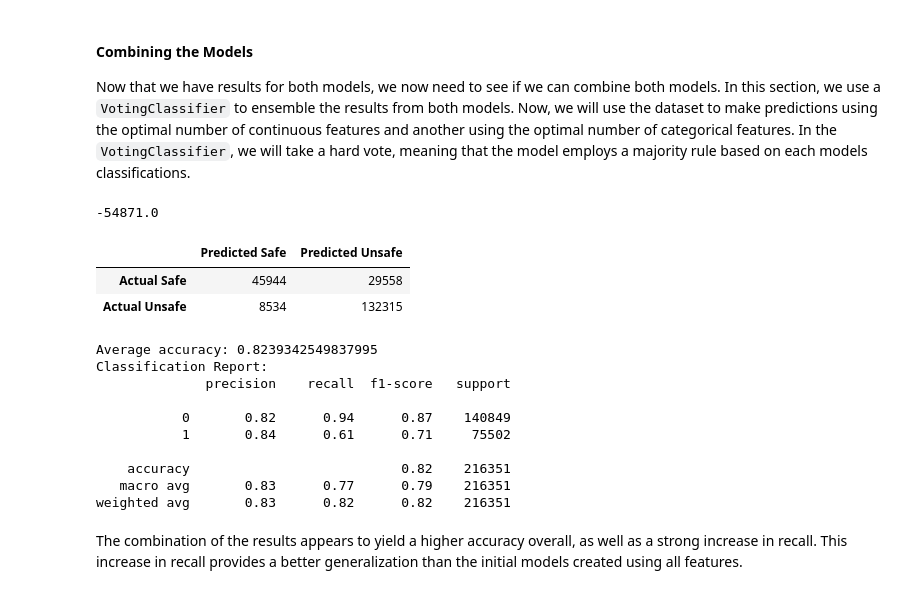
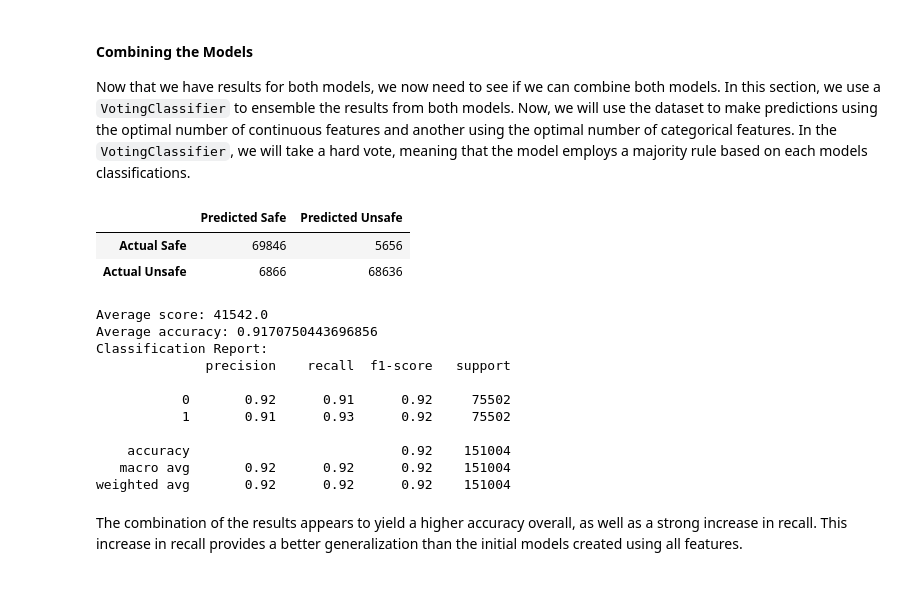
Before and after one commit to ayaabdelgawad/categorize-viruses, a Jupyter notebook: mal-classifier.ipynb, the cells around one changed output. Cells and saved outputs as stored; diff of their text form; code cells hidden in the pictures.

```diff
--- a/mal-classifier.ipynb
+++ b/mal-classifier.ipynb
@@ -500,7 +532,7 @@ from sklearn.pipeline import Pipeline
 from sklearn.model_selection import GridSearchCV
 from sklearn.naive_bayes import GaussianNB, CategoricalNB
 
-features, labels = split_feats_labels (data)
+features, labels = split_feats_labels (random_pruned_data)
 
 ctransformer = ColumnTransformer ([("selector", "passthrough", continuous_features)], remainder="drop")
 
@@ -592,7 +623,7 @@ import warnings
 
 warnings.filterwarnings ('ignore')
 
-features, labels = split_feats_labels (data)
+features, labels = split_feats_labels (random_pruned_data)
 
 dtransformer = ColumnTransformer ([("selector", "passthrough", discrete_features)], remainder="drop")
 dmodel = CategoricalNB ()
@@ -680,50 +715,50 @@ from sklearn.preprocessing import OrdinalEncoder
 from sklearn.ensemble import VotingClassifier
 from sklearn.metrics import accuracy_score, classification_report
 
-features, labels = split_feats_labels (data)
+features, labels = split_feats_labels (random_pruned_data)
 
 ctransformer = ColumnTransformer ([("selector", "passthrough", best_continuous_features)], remainder="drop")
 dtransformer = ColumnTransformer ([("selector", "passthrough", best_discrete_features)], remainder="drop")
 
 cmodel = GaussianNB ()
 dmodel = CategoricalNB ()
 
 cont_pipe = Pipeline (steps=[
     ('prep', ctransformer),
     ('model', cmodel)
 ])
 disc_pipe = Pipeline (steps=[
     ('prep', dtransformer),
     ('ordi', OrdinalEncoder (handle_unknown="nan")),
     ('model', dmodel)
 ])
 
 ensemble = VotingClassifier (estimators=[('continuous', cont_pipe), ('categorical', disc_pipe)], voting='hard')
 
 scores = cross_val_score (ensemble, features, labels, cv=10, scoring=score)
 pred = cross_val_predict (ensemble, features, labels, cv=10)
 
 print_confusion_matrix (*confusion_matrix (labels, pred).ravel ())
 
-print ("Average score:", score.mean ())
+print ("Average score:", scores.mean ())
 print ("Average accuracy:", accuracy_score (labels, pred))
 print ("Classification Report:")
 print (classification_report (labels, pred))
 # %% [output]
+|  | Predicted Safe | Predicted Unsafe |
+| Actual Safe | 69846 | 5656 |
+| Actual Unsafe | 6866 | 68636 |
--54871.0
+Average score: 41542.0
+Average accuracy: 0.9170750443696856
+Classification Report:
+              precision    recall  f1-score   support
+
+           0       0.92      0.91      0.92     75502
+           1       0.91      0.93      0.92     75502
+
+    accuracy                           0.92    151004
+   macro avg       0.92      0.92      0.92    151004
+weighted avg       0.92      0.92      0.92    151004
-|  | Predicted Safe | Predicted Unsafe |
-| Actual Safe | 45944 | 29558 |
-| Actual Unsafe | 8534 | 132315 |
-Average accuracy: 0.8239342549837995
-Classification Report:
-              precision    recall  f1-score   support
-
-           0       0.82      0.94      0.87    140849
-           1       0.84      0.61      0.71     75502
-
-    accuracy                           0.82    216351
-   macro avg       0.83      0.77      0.79    216351
-weighted avg       0.83      0.82      0.82    216351
 # %% [markdown]
 The combination of the results appears to yield a higher accuracy overall, as well as a strong increase in recall. This increase in recall provides a better generalization than the initial models created using all features.
 # %% [markdown]
```
Also changed, not shown: parts of 11 cells of this notebook.
